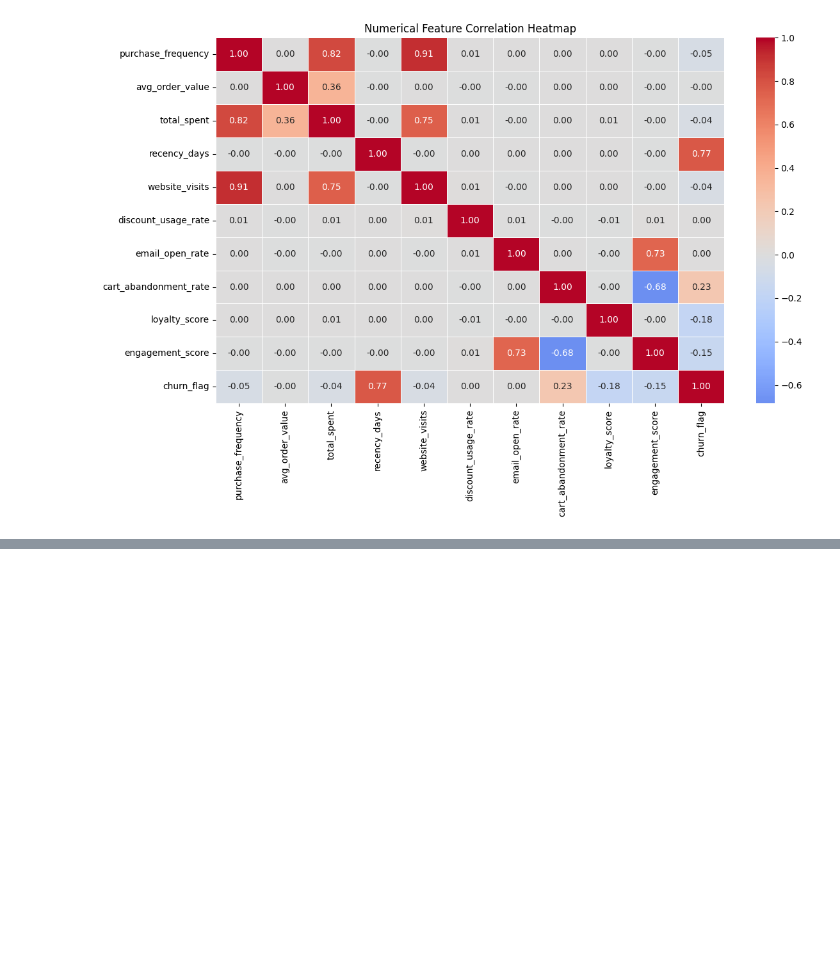
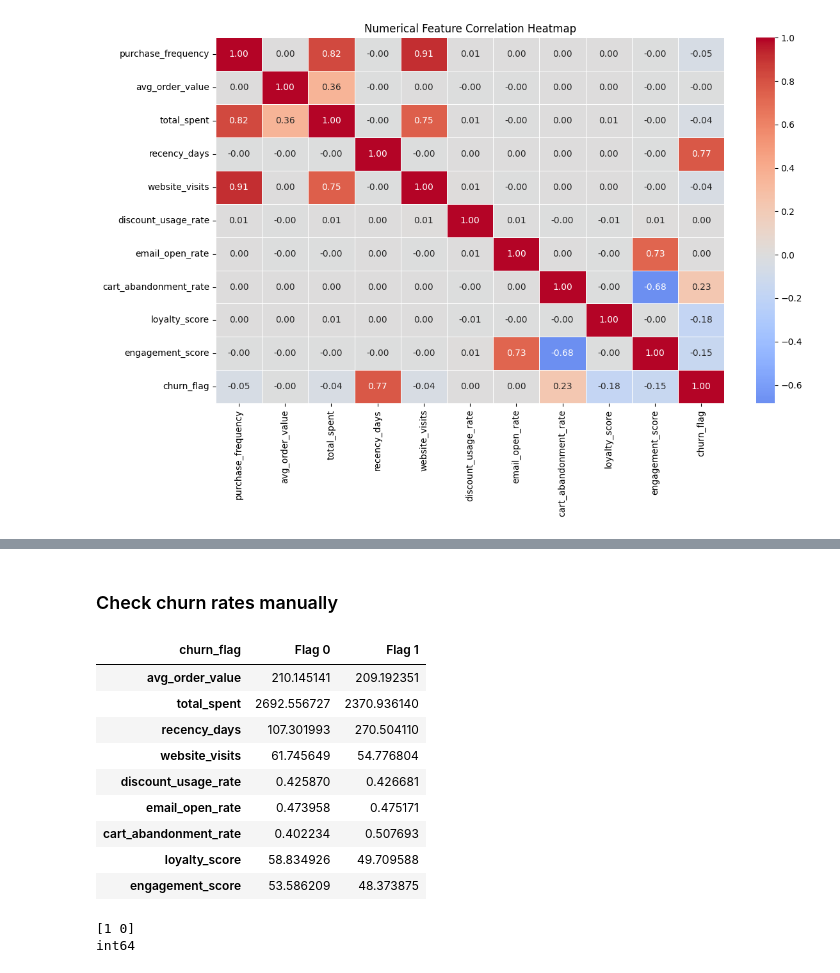
Before and after one commit to nehansa2003/AWS_Project, a Jupyter notebook: notebooks/EDA.ipynb, the cells around one changed output, grey strips where cells are left out. Drawn from its saved outputs; the diff is of its cells as text; code cells hidden in the pictures; blank space fills up the shorter version.

```diff
--- a/notebooks/EDA.ipynb
+++ b/notebooks/EDA.ipynb
@@ -343,0 +553,44 @@ print(df[TARGET].value_counts(dropna=False))
+# %% [markdown]
+### Check churn rates manually
+# %%
+numeric_features = [
+    "avg_order_value",
+    "total_spent",
+    "recency_days",
+    "website_visits",
+    "discount_usage_rate",
+    "email_open_rate",
+    "cart_abandonment_rate",
+    "loyalty_score",
+    "engagement_score"
+]
+
+numeric_features = [
+    col for col in numeric_features
+    if col in df.columns
+    and pd.api.types.is_numeric_dtype(df[col])
+]
+
+display(
+    df.groupby("churn_flag")[numeric_features]
+      .mean()
+      .T
+      .rename(columns={0: "Flag 0", 1: "Flag 1"})
+)
+# %% [output]
+| churn_flag | Flag 0 | Flag 1 |
+| avg_order_value | 210.145141 | 209.192351 |
+| total_spent | 2692.556727 | 2370.936140 |
+| recency_days | 107.301993 | 270.504110 |
+| website_visits | 61.745649 | 54.776804 |
+| discount_usage_rate | 0.425870 | 0.426681 |
+| email_open_rate | 0.473958 | 0.475171 |
+| cart_abandonment_rate | 0.402234 | 0.507693 |
+| loyalty_score | 58.834926 | 49.709588 |
+| engagement_score | 53.586209 | 48.373875 |
+# %%
+print(df["churn_flag"].unique())
+print(df["churn_flag"].dtype)
+# %% [output]
+[1 0]
+int64
```
Also changed, not shown: parts of 10 cells of this notebook.
